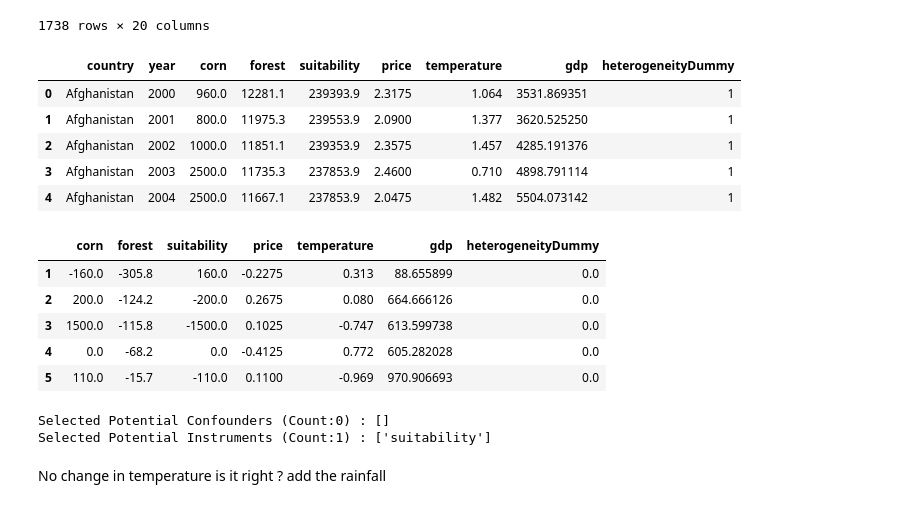
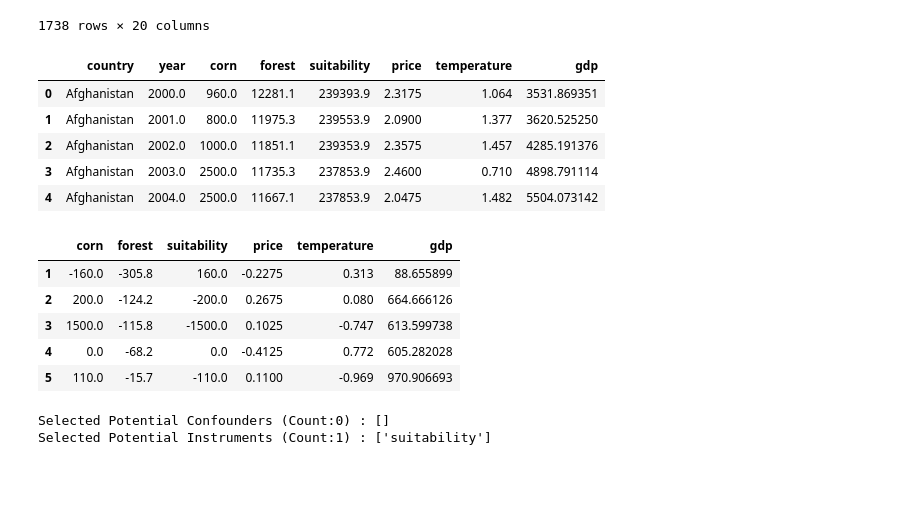
Before and after one commit to ZeliaDec/DataScience, a Jupyter notebook: EDA_Notebook.ipynb, the cells around one changed output. Drawn from its saved outputs; the diff is of its cells as text; code cells hidden in the pictures; blank space fills up the shorter version.

```diff
--- a/EDA_Notebook.ipynb
+++ b/EDA_Notebook.ipynb
@@ -1572,40 +806,40 @@ last_df
 # Step 0: Load and prepare the dataset
 df_full = pd.read_csv(filepath + 'Database.csv')
 
 #some cofounders that might be useful, my domain knowledge tells me that these are important
 # Define variables of interest for initial analysis
-variables_of_interest = ['country', 'year', 'corn', 'forest', 'suitability', 'price', 'temperature', 'gdp', 'heterogeneityDummy']
+variables_of_interest = ['country', 'year', 'corn', 'forest', 'suitability', 'price', 'temperature', 'gdp']
 df_cleaned = df_full[variables_of_interest]
 
 #this step is only necessary, if you don't have the data already cleaned, not the case for me
 # Drop rows with missing values and apply transformations
 #df_cleaned = df_cleaned.dropna()
 #df_cleaned['wdi_co2'] = df_cleaned['wdi_co2'] * 1000
 #df_cleaned['pg_regtoreen'] = df_cleaned['pg_regtoreen'] / 1000
 #df_cleaned = pd.get_dummies(df_cleaned, columns=['ccodealp'], drop_first=False)
 
 # Merge df_cleaned with df_full and retain only perfect matches
 #df_merged = pd.merge(df_cleaned[['cname', 'year']], df_full, on=['cname', 'year'], how='left')
 #perfect_match_columns = [col for col in df_merged.columns if df_merged[col].notna().all()]
 #df = df_merged[perfect_match_columns]
 df = df_cleaned
 
 
 #drop non necessary columns
 # don't want to work with the identifiers
 #df = df.drop([ 'cname','ccode', 'ccode_qog', 'cname_qog', 'ccodecow', 'version', 'cname_year', 'ccodealp_year'], axis=1)
 
 # Sort the DataFrame by 'id' and 'year' to ensure correct ordering
 #df = df.sort_values(['ccodealp', 'year']).reset_index(drop=True)
 
 df.head()
 # %% [output]
-|  | country | year | corn | forest | suitability | price | temperature | gdp | heterogeneityDummy |
-| 0 | Afghanistan | 2000 | 960.0 | 12281.1 | 239393.9 | 2.3175 | 1.064 | 3531.869351 | 1 |
-| 1 | Afghanistan | 2001 | 800.0 | 11975.3 | 239553.9 | 2.0900 | 1.377 | 3620.525250 | 1 |
-| 2 | Afghanistan | 2002 | 1000.0 | 11851.1 | 239353.9 | 2.3575 | 1.457 | 4285.191376 | 1 |
-| 3 | Afghanistan | 2003 | 2500.0 | 11735.3 | 237853.9 | 2.4600 | 0.710 | 4898.791114 | 1 |
-| 4 | Afghanistan | 2004 | 2500.0 | 11667.1 | 237853.9 | 2.0475 | 1.482 | 5504.073142 | 1 |
+|  | country | year | corn | forest | suitability | price | temperature | gdp |
+| 0 | Afghanistan | 2000.0 | 960.0 | 12281.1 | 239393.9 | 2.3175 | 1.064 | 3531.869351 |
+| 1 | Afghanistan | 2001.0 | 800.0 | 11975.3 | 239553.9 | 2.0900 | 1.377 | 3620.525250 |
+| 2 | Afghanistan | 2002.0 | 1000.0 | 11851.1 | 239353.9 | 2.3575 | 1.457 | 4285.191376 |
+| 3 | Afghanistan | 2003.0 | 2500.0 | 11735.3 | 237853.9 | 2.4600 | 0.710 | 4898.791114 |
+| 4 | Afghanistan | 2004.0 | 2500.0 | 11667.1 | 237853.9 | 2.0475 | 1.482 | 5504.073142 |
 # %%
 # Compute the first difference for each variable in order to capture individual fixed effects
 # if use the fix effect
@@ -1624,12 +858,12 @@ df_s = df_sorted.groupby('country')[columns_to_diff].diff().dropna()  # Drop NaN
 # Display the first-differenced DataFrame
 df_s.head()
 # %% [output]
-|  | corn | forest | suitability | price | temperature | gdp | heterogeneityDummy |
-| 1 | -160.0 | -305.8 | 160.0 | -0.2275 | 0.313 | 88.655899 | 0.0 |
-| 2 | 200.0 | -124.2 | -200.0 | 0.2675 | 0.080 | 664.666126 | 0.0 |
-| 3 | 1500.0 | -115.8 | -1500.0 | 0.1025 | -0.747 | 613.599738 | 0.0 |
-| 4 | 0.0 | -68.2 | 0.0 | -0.4125 | 0.772 | 605.282028 | 0.0 |
-| 5 | 110.0 | -15.7 | -110.0 | 0.1100 | -0.969 | 970.906693 | 0.0 |
+|  | corn | forest | suitability | price | temperature | gdp |
+| 1 | -160.0 | -305.8 | 160.0 | -0.2275 | 0.313 | 88.655899 |
+| 2 | 200.0 | -124.2 | -200.0 | 0.2675 | 0.080 | 664.666126 |
+| 3 | 1500.0 | -115.8 | -1500.0 | 0.1025 | -0.747 | 613.599738 |
+| 4 | 0.0 | -68.2 | 0.0 | -0.4125 | 0.772 | 605.282028 |
+| 5 | 110.0 | -15.7 | -110.0 | 0.1100 | -0.969 | 970.906693 |
 # %%
 import pandas as pd
 import numpy as np
@@ -1717,5 +951,3 @@ print(f"Selected Potential Instruments (Count:{len(instruments)}) :", instrument
 # %% [output]
 Selected Potential Confounders (Count:0) : []
 Selected Potential Instruments (Count:1) : ['suitability']
-# %% [markdown]
-No change in temperature is it right ? add the rainfall
```
Also changed, not shown: parts of 56 cells of this notebook, 2 other files.
